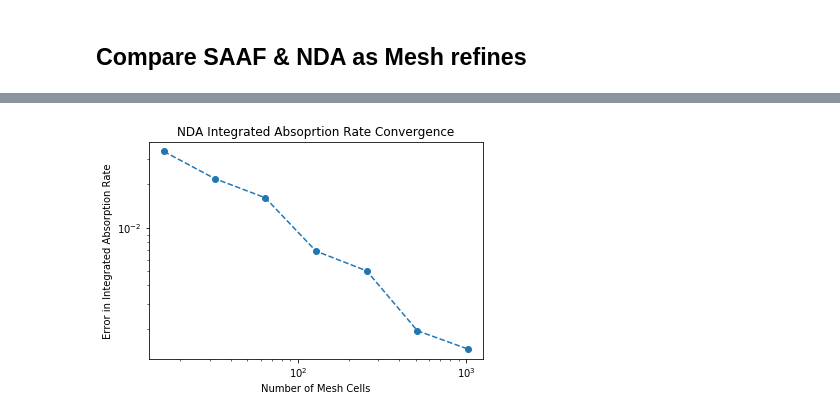
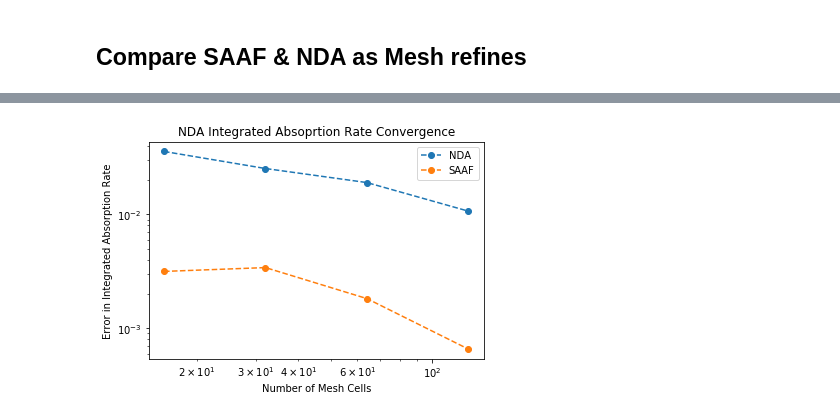
Before and after one commit to marissachanlatte/gallo, a Jupyter notebook: docs/Analysis.ipynb, the cells around one changed output, grey strips where cells are left out. Saved outputs shown, nothing was run; the diff lists cells and outputs as text; code cells hidden in the pictures.

```diff
--- a/docs/Analysis.ipynb
+++ b/docs/Analysis.ipynb
@@ -124,7 +84,7 @@ plt.show()
 # %% [markdown]
 ## Compare SAAF & NDA as Mesh refines
 # %%
-x = np.arange(4, 11)
+x = np.arange(4, 8)
 err = []
 nda = []
 saaf = []
@@ -204,3 +166,10 @@ elefile = "../test/test_inputs/" + mesh + ".ele"
 matfile = "../test/test_inputs/" + mat + ".mat"
 grid = FEGrid(nodefile, elefile)
 mats = Materials(matfile)
+# %%
+op = SAAF(grid, mats)
+solver = Solver(op)
+num_elts = grid.num_elts
+num_groups = mats.get_num_groups()
+source = np.ones((num_groups, num_elts))
+reference = solver.solve(source)
@@ -207,9 +195,9 @@ mats = Materials(matfile)
 # %%
-reference = np.array([saaf[-1]])
-reference_abs = calculate_absorption(grid, mats, reference, 0)
+reference_abs = calculate_absorption(grid, mats, reference[0], 0)
 # %%
 nda_abs = []
-x = np.arange(4, 11)
+saaf_abs = []
+x = np.arange(4, 8)
 for i, mesh in enumerate(x):
     # Choose Input
     mesh = 'symmetric-%s' % (str(mesh))
@@ -222,15 +210,20 @@ for i, mesh in enumerate(x):
     grid = FEGrid(nodefile, elefile)
     mats = Materials(matfile)
 
-    flux = np.array([nda[i]])
-    nda_abs.append(calculate_absorption(grid, mats, flux, 0))
+    flux_nda = np.array([nda[i]])
+    flux_saaf = np.array([saaf[i]])
+    nda_abs.append(calculate_absorption(grid, mats, flux_nda, 0))
+    saaf_abs.append(calculate_absorption(grid, mats, flux_saaf, 0))
 # %%
 cells = 2**x
-absorption_error = np.abs(nda_abs - reference_abs)
-plt.loglog(cells, absorption_error, marker='o', linestyle="--")
+absorption_error_nda = np.abs(nda_abs - reference_abs)
+absorption_error_saaf = np.abs(saaf_abs - reference_abs)
+plt.loglog(cells, absorption_error_nda, marker='o', linestyle="--", label="NDA")
+plt.loglog(cells, absorption_error_saaf, marker='o', linestyle="--", label="SAAF")
 plt.xlabel("Number of Mesh Cells")
 plt.ylabel("Error in Integrated Absorption Rate")
 plt.title("NDA Integrated Absoprtion Rate Convergence")
+plt.legend()
 plt.show()
 # %% [output]
-[figure, old version]
+[figure, new version]
```
Also changed, not shown: parts of 9 cells of this notebook, 7 other files.
